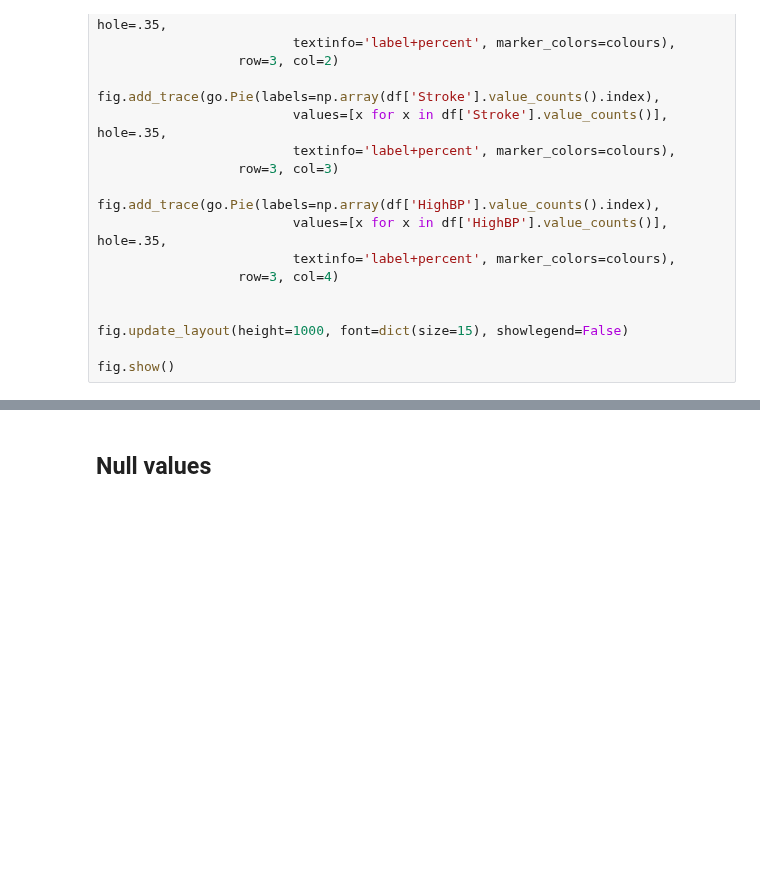
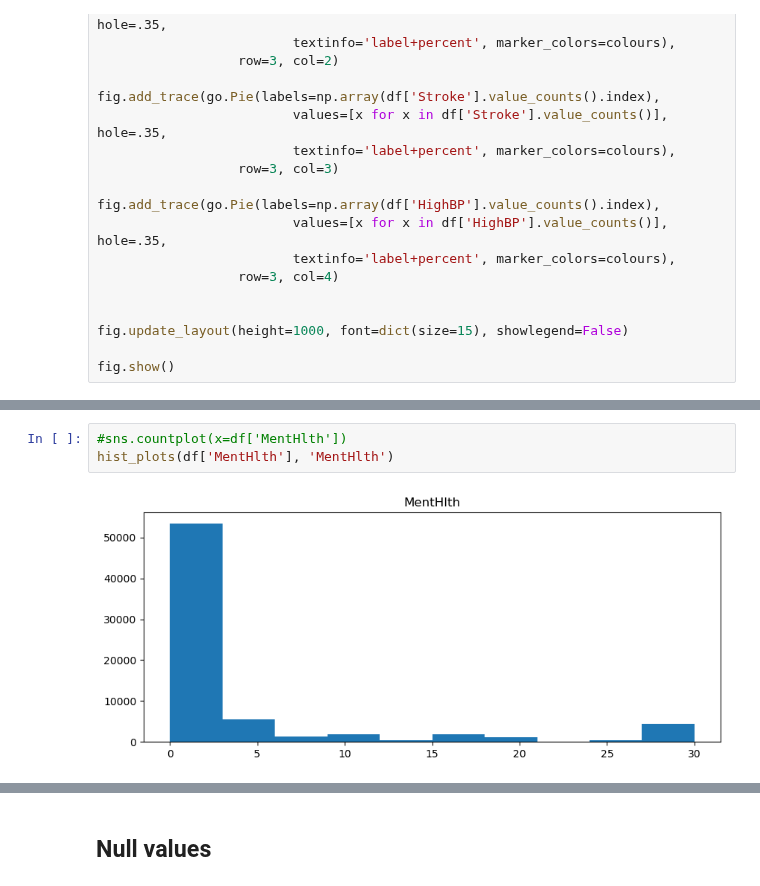
Before and after one commit to jpmbrito123/DAA, a Jupyter notebook: nossodataset/data_exploration.ipynb, the cells around one changed output, grey strips where cells are left out. Drawn from its saved outputs; the diff is of its cells as text; blank space fills up the shorter version.

```diff
--- a/nossodataset/data_exploration.ipynb
+++ b/nossodataset/data_exploration.ipynb
@@ -185,0 +215,5 @@ fig.show()
+# %%
+#sns.countplot(x=df['MentHlth'])
+hist_plots(df['MentHlth'], 'MentHlth')
+# %% [output]
+[figure, added]
```
Also changed, not shown: parts of 16 cells of this notebook.
